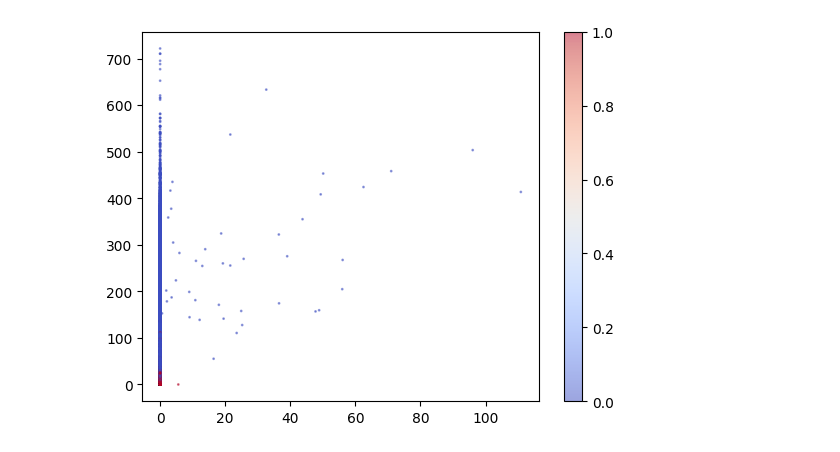
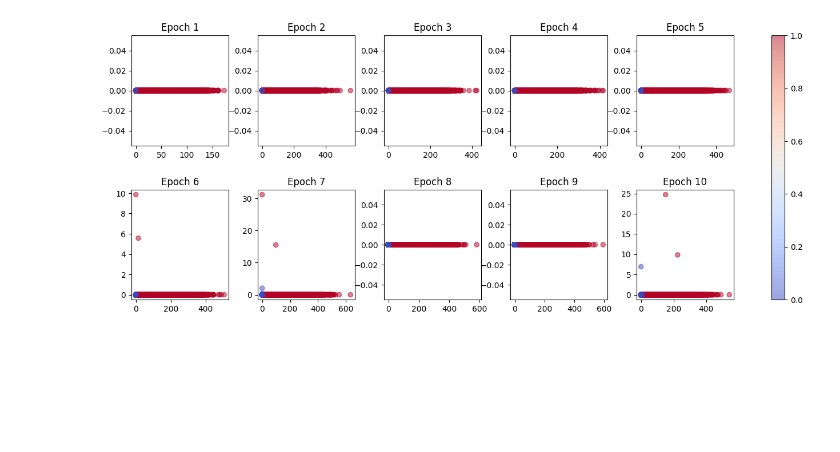
Before and after one commit to mdwl23/ml_study, a Jupyter notebook: mnist_visualize.ipynb, the cells around one changed output. Cells and saved outputs as stored; diff of their text form; code cells hidden in the pictures; blank space fills up the shorter version.

```diff
--- a/mnist_visualize.ipynb
+++ b/mnist_visualize.ipynb
@@ -17,3 +6,17 @@ Your kernel may have been built without NUMA support.
+# %%
+from tensorflow.keras.callbacks import Callback
+
+class MyCallback(Callback):
+    def __init__(self):
+        super().__init__()
+        self.intermediate_outputs = []
+
+    def on_epoch_end(self, epoch, logs=None):
+        intermediate_layer_model = tf.keras.models.Model(inputs=model.input,
+                                                         outputs=model.layers[-2].output)
+        intermediate_output = intermediate_layer_model.predict(x_train)
+
+        self.intermediate_outputs.append(intermediate_output)
 # %%
 mnist = tf.keras.datasets.mnist
 (x_train, y_train), (x_test, y_test) = mnist.load_data()
@@ -44,7 +47,13 @@ model.compile(optimizer=adam,
 # print(f'テスト用データに対する精度: {test_acc:.4f}')
 
 # モデルをトレーニングする
-model.fit(x_train, y_train, epochs=10)
+# model.fit(x_train, y_train, epochs=10)
+my_callback = MyCallback()
+model.fit(x_train, y_train, epochs=10, callbacks=[my_callback])
+
+# 中間層の出力をリストに格納する
+intermediate_outputs = my_callback.intermediate_outputs
+print('Intermediate output shape:', intermediate_outputs[0].shape)
 
 # モデルを評価する
 test_loss, test_acc = model.evaluate(x_test, y_test)
@@ -104,11 +84,17 @@ Intermediate output shape: (60000, 2)
-# %%
-import matplotlib.pyplot as plt
-
-# 散布図をプロットする
-plt.scatter(intermediate_output[:, 0], intermediate_output[:, 1], c=y_train, cmap='coolwarm', alpha=0.5, s=1)
-# plt.xlim(0,400)
-# plt.ylim(0,400)
-plt.colorbar()
-plt.show()
-# %% [output]
-[figure, removed]
+# %%
+import matplotlib.pyplot as plt
+
+# 中間層の出力を散布図にプロットする
+fig, axs = plt.subplots(2, 5, figsize=(17, 6))
+fig.subplots_adjust(hspace=0.4, wspace=0.3)
+for i in range(10):
+    row = i // 5
+    col = i % 5
+    axs[row, col].scatter(intermediate_outputs[i][:, 0], intermediate_outputs[i][:, 1], c=y_train, cmap='coolwarm', alpha=0.5)
+    axs[row, col].set_title(f'Epoch {i+1}')
+
+# カラーマップを取得してカラーバーとして表示
+fig.colorbar(axs[0, 0].collections[0], ax=axs, location='right')
+plt.show()
+# %% [output]
+[figure, added]
```
Also changed, not shown: parts of 3 cells of this notebook.
